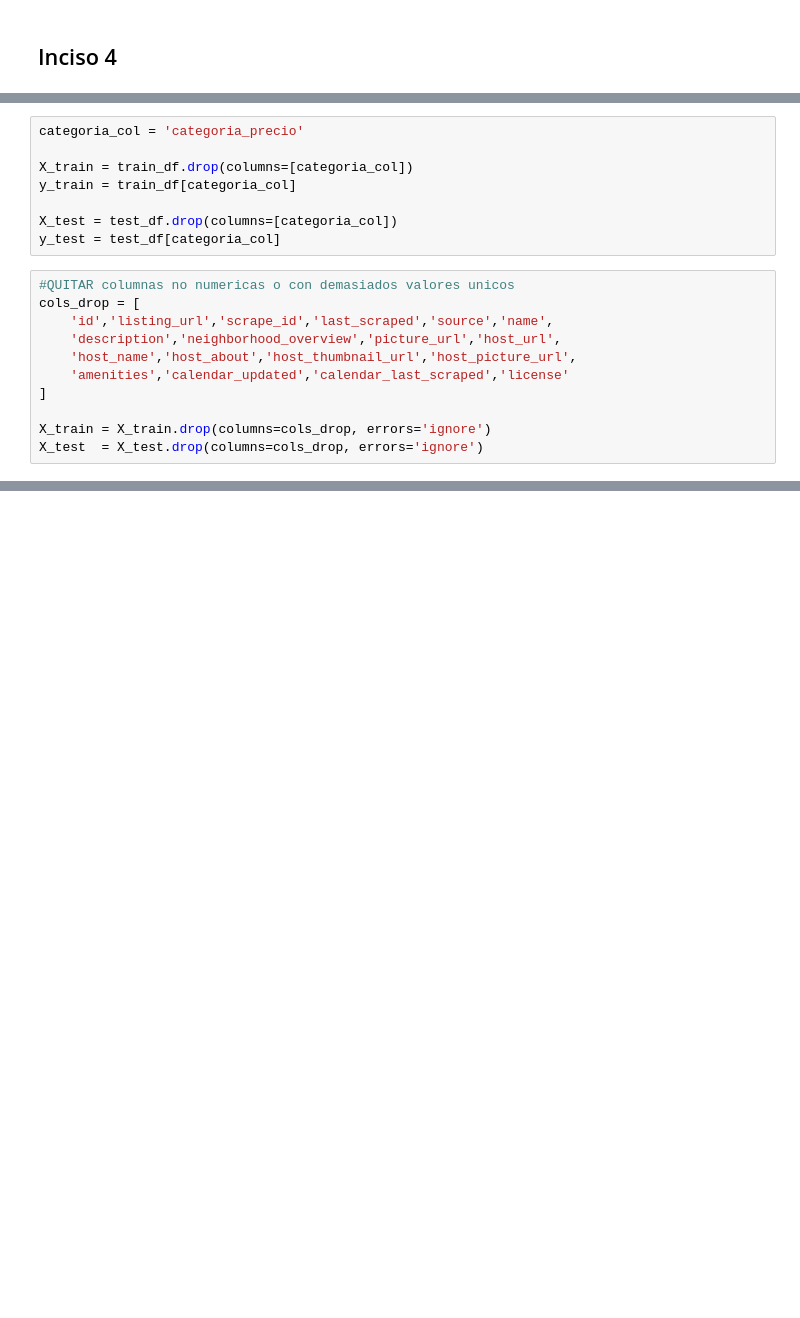
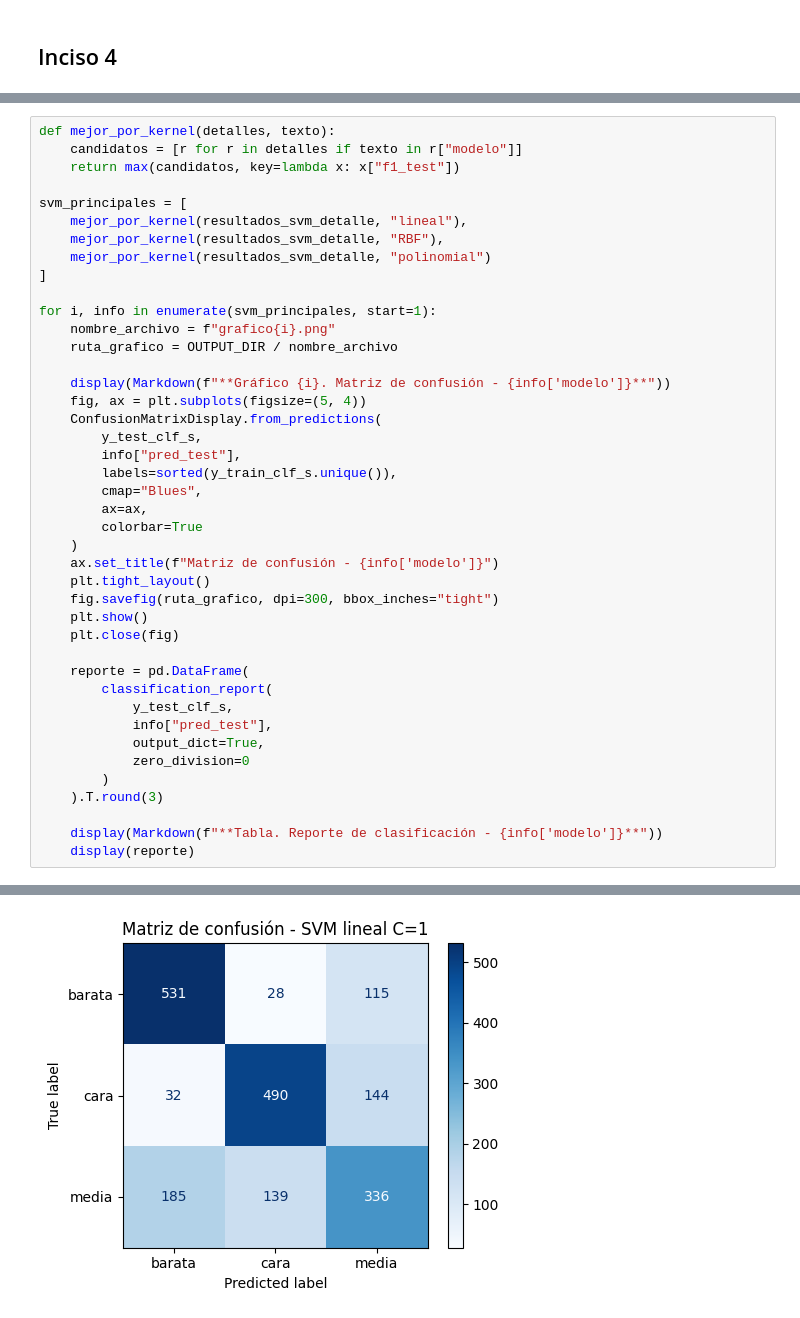
Before and after one commit to Ninaswiftie09/Mineria-de-Datos, a Jupyter notebook: Laboratorio8.ipynb, the cells around one changed output, grey strips where cells are left out. Drawn from its saved outputs; the diff is of its cells as text; blank space fills up the shorter version.

```diff
--- a/Laboratorio8.ipynb
+++ b/Laboratorio8.ipynb
@@ -570,19 +565,0 @@ train_df, test_df = train_test_split(
-# %%
-categoria_col = 'categoria_precio'
-
-X_train = train_df.drop(columns=[categoria_col])
-y_train = train_df[categoria_col]
-
-X_test = test_df.drop(columns=[categoria_col])
-y_test = test_df[categoria_col]
-# %%
-#QUITAR columnas no numericas o con demasiados valores unicos
-cols_drop = [
-    'id','listing_url','scrape_id','last_scraped','source','name',
-    'description','neighborhood_overview','picture_url','host_url',
-    'host_name','host_about','host_thumbnail_url','host_picture_url',
-    'amenities','calendar_updated','calendar_last_scraped','license'
-]
-
-X_train = X_train.drop(columns=cols_drop, errors='ignore')
-X_test  = X_test.drop(columns=cols_drop, errors='ignore')
@@ -646,0 +692,43 @@ svm_poly.fit(X_train_sample, y_train_sample)
+# %%
+def mejor_por_kernel(detalles, texto):
+    candidatos = [r for r in detalles if texto in r["modelo"]]
+    return max(candidatos, key=lambda x: x["f1_test"])
+
+svm_principales = [
+    mejor_por_kernel(resultados_svm_detalle, "lineal"),
+    mejor_por_kernel(resultados_svm_detalle, "RBF"),
+    mejor_por_kernel(resultados_svm_detalle, "polinomial")
+]
+
+for i, info in enumerate(svm_principales, start=1):
+    nombre_archivo = f"grafico{i}.png"
+    ruta_grafico = OUTPUT_DIR / nombre_archivo
+
+    display(Markdown(f"**Gráfico {i}. Matriz de confusión - {info['modelo']}**"))
+    fig, ax = plt.subplots(figsize=(5, 4))
+    ConfusionMatrixDisplay.from_predictions(
+        y_test_clf_s,
+        info["pred_test"],
+        labels=sorted(y_train_clf_s.unique()),
+        cmap="Blues",
+        ax=ax,
+        colorbar=True
+    )
+    ax.set_title(f"Matriz de confusión - {info['modelo']}")
+    plt.tight_layout()
+    fig.savefig(ruta_grafico, dpi=300, bbox_inches="tight")
+    plt.show()
+    plt.close(fig)
+
+    reporte = pd.DataFrame(
+        classification_report(
+            y_test_clf_s,
+            info["pred_test"],
+            output_dict=True,
+            zero_division=0
+        )
+    ).T.round(3)
+
+    display(Markdown(f"**Tabla. Reporte de clasificación - {info['modelo']}**"))
+    display(reporte)
+# %% [output]
@@ -646,0 +736 @@ svm_poly.fit(X_train_sample, y_train_sample)
+[figure, added]
```
Also changed, not shown: parts of 56 cells of this notebook, 1 other file.
